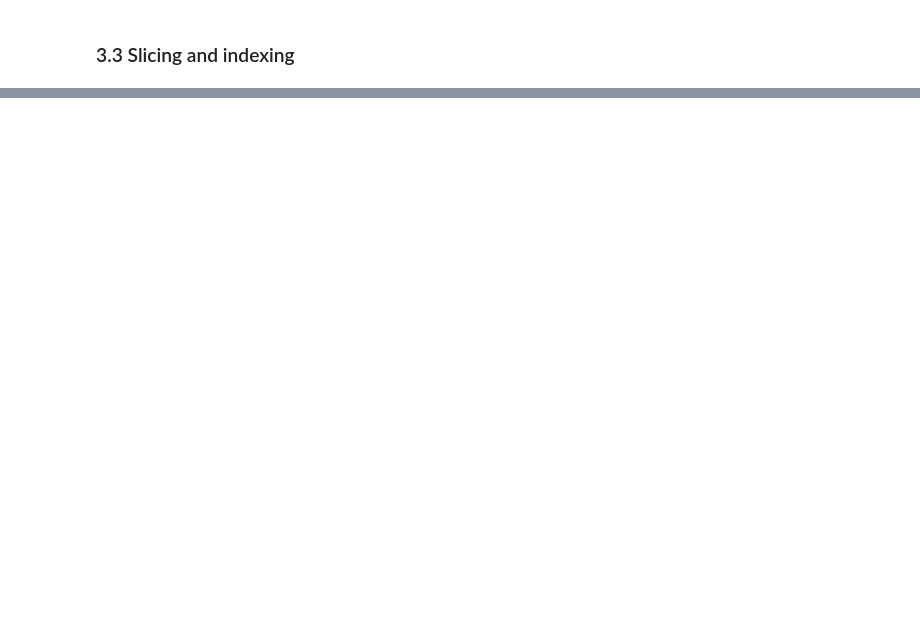
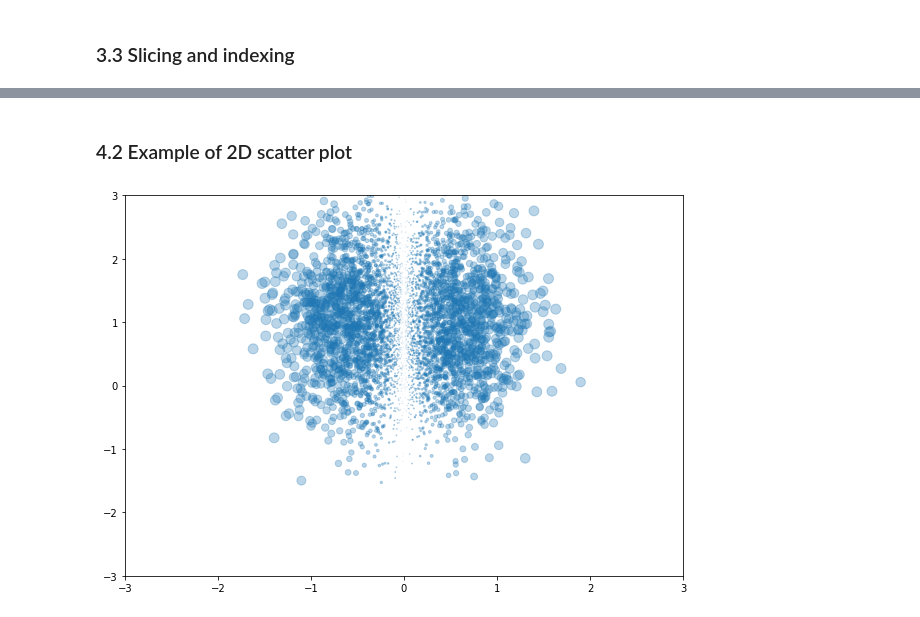
Before and after one commit to MLatCezeaux/intro_numpy, a Jupyter notebook: section1/NumpyIntroduction.ipynb, the cells around one changed output, grey strips where cells are left out. Cells and saved outputs as stored; diff of their text form; code cells hidden in the pictures; blank space fills up the shorter version.

```diff
--- a/section1/NumpyIntroduction.ipynb
+++ b/section1/NumpyIntroduction.ipynb
@@ -206,0 +214,14 @@ _ = ax.scatter(x_trans, y_trans, z_trans)
+# %% [markdown]
+### 4.2 Example of 2D scatter plot
+# %%
+# Data generation
+points = np.random.normal(loc=[0, 1.0], scale=[0.5, 0.8], size=(5000,2))
+
+# plotting 2D points (x, y) with a circle size of 100*sin(x)^2
+x, y = points[:, 0], points[:, 1]
+fig = plt.figure(figsize=(10,7))
+ax = plt.scatter(x, y, s=100*(np.sin(x))**2, marker='o', alpha=0.3)
+ax = plt.xlim(-3, 3)
+ax = plt.ylim(-3, 3)
+# %% [output]
+[figure, added]
```
Also changed, not shown: parts of 9 cells of this notebook.
